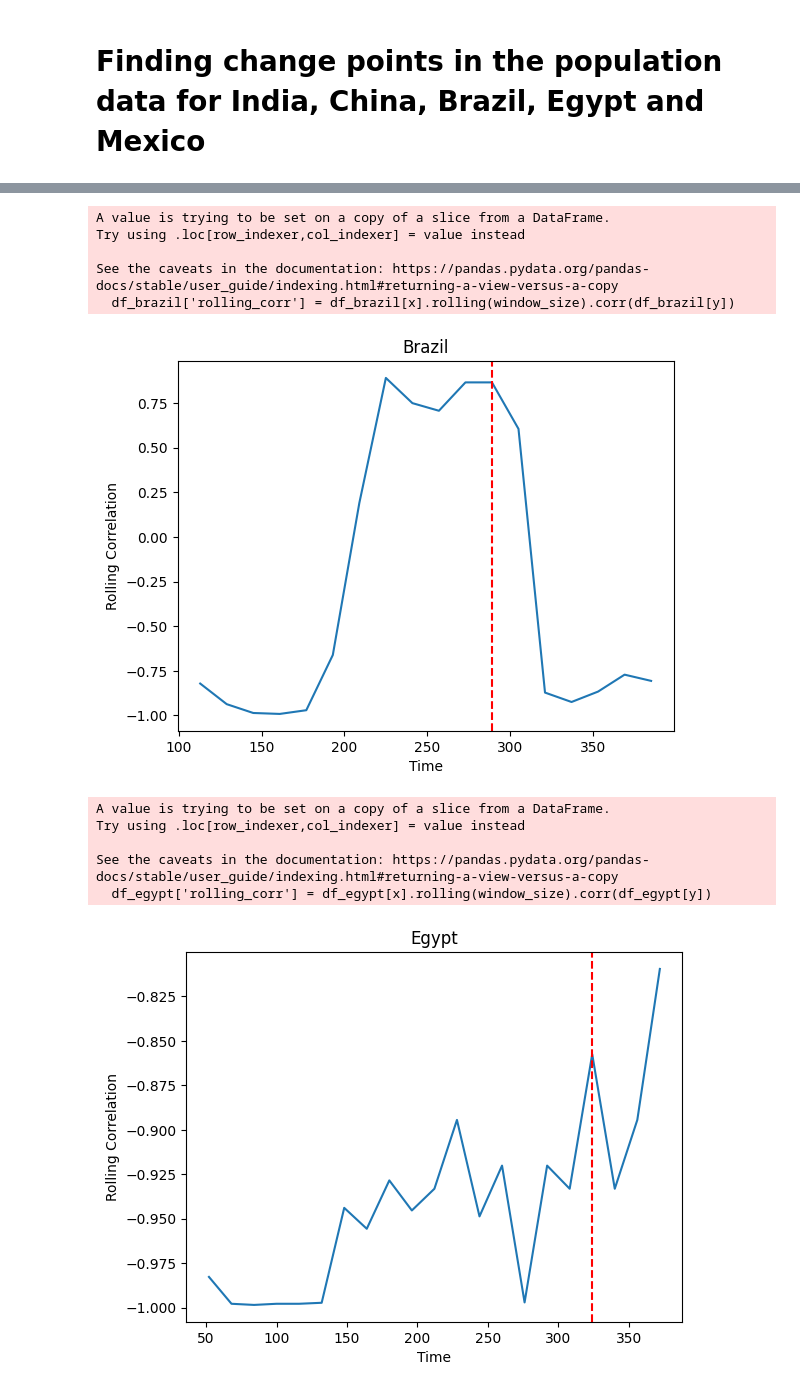
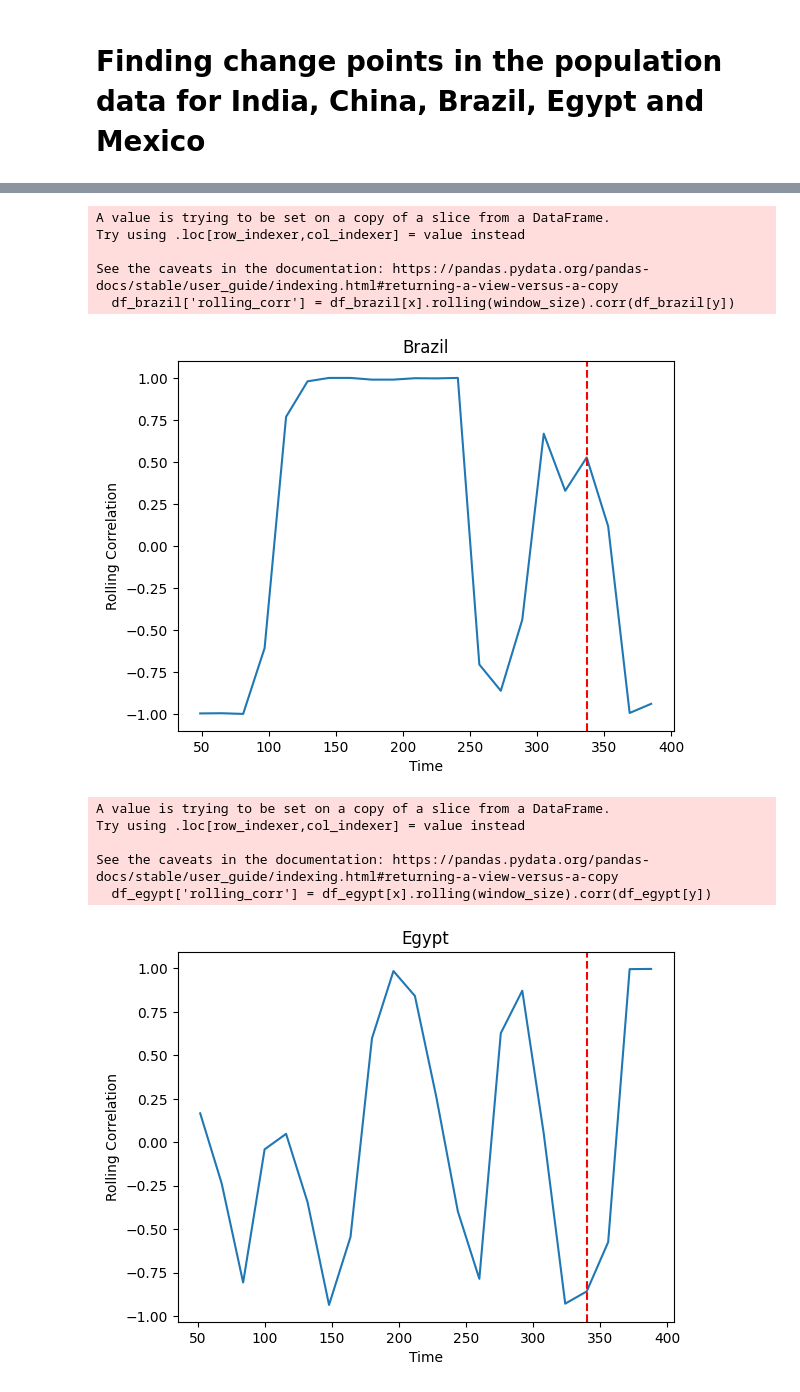
Before and after one commit to SebastianWikt/DS4002-P2, a Jupyter notebook: Scripts/Project_2_running_corr.ipynb, the cells around one changed output, grey strips where cells are left out. Cells and saved outputs as stored; diff of their text form; code cells hidden in the pictures.

Commit message:
runn corr plots

```diff
--- a/Scripts/Project_2_running_corr.ipynb
+++ b/Scripts/Project_2_running_corr.ipynb
@@ -39,4 +28,5 @@ Resolving deltas: 100% (51/51), done.
 # %%
+df.replace(',','', regex=True, inplace=True)
 df.head(15)
 # %% [output]
 |  | Name | Region | GENC | Year | Population | Population Density (People per Sq... | Total Fertility Rate | ... |
@@ -64,10 +54,10 @@ from ruptures import Pelt
 
 df_india = df.loc[df['Name'] == 'India']
 
-x = 'Crude Death Rate'
+x = 'Net international migrants, both sexes'
 y = 'Life Expectancy at Birth, Both Sexes'
 
-window_size = 5  # Adjust to the minimum value with no errors
+window_size = 3  # Adjust to the minimum value with no errors
 df_india['rolling_corr'] = df_india[x].rolling(window_size).corr(df_india[y])
 
 model = Pelt(model="rbf").fit(df_india['rolling_corr'].dropna().values)
@@ -90,10 +80,10 @@ See the caveats in the documentation: https://pandas.pydata.org/pandas-docs/stab
 # %%
 df_china = df.loc[df['Name'] == 'China']
 
-x = 'Crude Death Rate'
+x = 'Net international migrants, both sexes'
 y = 'Life Expectancy at Birth, Both Sexes'
 
-window_size = 8  # Adjust to the minimum value with no errors
+window_size = 5  # Adjust to the minimum value with no errors
 df_china['rolling_corr'] = df_china[x].rolling(window_size).corr(df_china[y])
 
 model = Pelt(model="rbf").fit(df_china['rolling_corr'].dropna().values)
@@ -116,10 +106,10 @@ See the caveats in the documentation: https://pandas.pydata.org/pandas-docs/stab
 # %%
 df_brazil = df.loc[df['Name'] == 'Brazil']
 
-x = 'Crude Death Rate'
+x = 'Net international migrants, both sexes'
 y = 'Life Expectancy at Birth, Both Sexes'
 
-window_size = 5  # Adjust to the minimum value with no errors
+window_size = 4  # Adjust to the minimum value with no errors
 df_brazil['rolling_corr'] = df_brazil[x].rolling(window_size).corr(df_brazil[y])
 
 model = Pelt(model="rbf").fit(df_brazil['rolling_corr'].dropna().values)
@@ -138,33 +128,33 @@ Try using .loc[row_indexer,col_indexer] = value instead
 
 See the caveats in the documentation: https://pandas.pydata.org/pandas-docs/stable/user_guide/indexing.html#returning-a-view-versus-a-copy
   df_brazil['rolling_corr'] = df_brazil[x].rolling(window_size).corr(df_brazil[y])
-[figure, old version]
+[figure, new version]
 # %%
 df_egypt = df.loc[df['Name'] == 'Egypt']
 
-x = 'Crude Death Rate'
+x = 'Net international migrants, both sexes'
 y = 'Life Expectancy at Birth, Both Sexes'
 
 window_size = 4  # Adjust to the minimum value with no errors
 df_egypt['rolling_corr'] = df_egypt[x].rolling(window_size).corr(df_egypt[y])
 
 model = Pelt(model="rbf").fit(df_egypt['rolling_corr'].dropna().values)
 change_points = model.predict(pen=10)  # Adjust penalty as needed
 
 plt.plot(df_egypt.index, df_egypt['rolling_corr'])
 for cp in change_points:
     plt.axvline(x=df_egypt.index[cp-1], color='red', linestyle='--')
 plt.title('Egypt')
 plt.xlabel('Time')
 plt.ylabel('Rolling Correlation')
 plt.show()
 # %% [output]
 A value is trying to be set on a copy of a slice from a DataFrame.
 Try using .loc[row_indexer,col_indexer] = value instead
 
 See the caveats in the documentation: https://pandas.pydata.org/pandas-docs/stable/user_guide/indexing.html#returning-a-view-versus-a-copy
   df_egypt['rolling_corr'] = df_egypt[x].rolling(window_size).corr(df_egypt[y])
-[figure, old version]
+[figure, new version]
 # %%
 df_mexico = df.loc[df['Name'] == 'Mexico']
 
```
Also changed, not shown: parts of 7 cells of this notebook.
